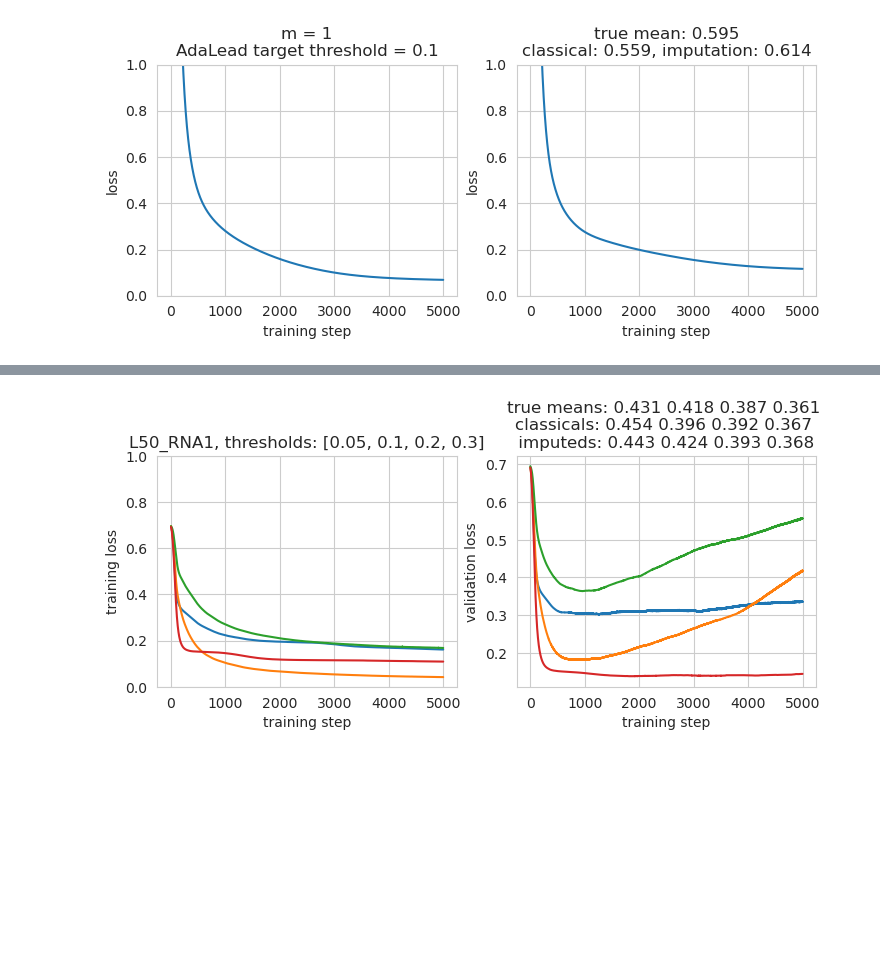
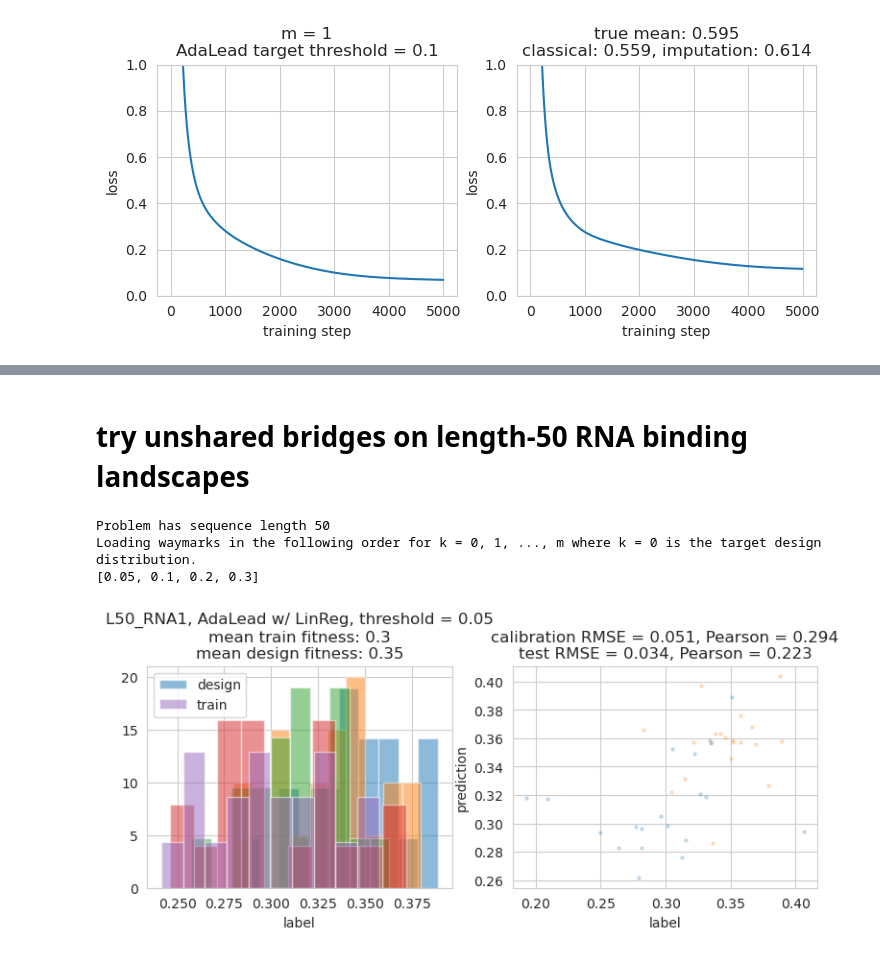
Before and after one commit to clarafy/design-algorithm-selection, a Jupyter notebook: flexs-110823.ipynb, the cells around one changed output, grey strips where cells are left out. Saved outputs shown, nothing was run; the diff lists cells and outputs as text; code cells hidden in the pictures; blank space fills up the shorter version.

```diff
--- a/flexs-110823.ipynb
+++ b/flexs-110823.ipynb
@@ -516,24 +421,55 @@ Done fitting bridge 4 / 4 (50 s).
-# %%
-m_to_plot = 4
-
-plt.figure(figsize=(8.5, 3))
-plt.subplot(121)
-for i in range(m_to_plot):
-    plt.plot(train_dfs[i]['train_loss']);
-plt.xlabel('training step');
-plt.ylabel('training loss');
-plt.title('{}, thresholds: {}'.format(landscape_name, thresholds));
-plt.ylim([0, 1]);
-
-plt.subplot(122)
-for i in range(m_to_plot):
-    plt.plot(train_dfs[i]['val_loss']);
-plt.xlabel('training step');
-plt.ylabel('validation loss');
-fstr = ''.join(m * ['{:.3f} '])
-format_str = 'true means: {}\nclassicals: {}\n imputeds: {}'.format(fstr, fstr, fstr)
-values = np.hstack([truemean_all, classical_all, imputed_all])
-plt.title(format_str.format(*values));
-# plt.ylim([0, 2]);
-# %% [output]
-[figure, removed]
+# %% [markdown]
+# try unshared bridges on length-50 RNA binding landscapes
+# %%
+reload(vshifts)
+landscape_name = 'L50_RNA1'
+seed_idx = 3
+n = 20
+thresholds = [0.05, 0.1, 0.2, 0.3]
+explorer_kwarg_name2vals = {'threshold': thresholds}
+save_fname_dir = '/data/wongfanc/dre-data/data/110923'
+
+X_m1xnxd, y_m1xn, pred_mxn, Xcal_mxnxd, ycal_mxn, predcal_mxn = vshifts.load_rna_data(
+    landscape_name,
+    seed_idx,
+    n,
+    explorer_kwarg_name2vals,
+    save_fname_dir
+)
+
+plt.figure(figsize=(9, 3));
+plt.subplot(121)
+ytrain_n = y_m1xn[-1]
+ytest_n = y_m1xn[0]
+for i, y_n in enumerate(y_m1xn):
+    label='design' if i == 0 else 'train' if i == y_m1xn.shape[0] - 1 else None
+    plt.hist(y_n, alpha=0.5, density=True, label=label);
+# plt.hist(ytrain_n, alpha=0.5, density=True, label='train');
+# plt.hist(ytest_n, alpha=0.5, density=True, label='design');
+plt.title('{}, AdaLead w/ LinReg, threshold = {}\nmean train fitness: {:.2}\nmean design fitness: {:.2f}'.format(
+    landscape_name, thresholds[0], np.mean(ytrain_n), np.mean(ytest_n)
+))
+plt.legend();
+plt.xlabel('label');
+
+plt.subplot(122)
+
+ycal_n = ycal_mxn[-1]
+predcal_n = predcal_mxn[-1]
+predtest_n = pred_mxn[0]
+calrmse = np.sqrt(np.mean(np.square(ycal_n - predcal_n)))
+calr, _ = sc.stats.pearsonr(ycal_n, predcal_n)
+testrmse = np.sqrt(np.mean(np.square(ytest_n - predtest_n)))
+testr, _ = sc.stats.pearsonr(ytest_n, predtest_n)
+plt.scatter(ycal_n, predcal_n, alpha=0.2, s=5);
+plt.scatter(ytest_n, predtest_n, alpha=0.2, s=5);
+plt.xlabel('label');
+plt.ylabel('prediction');
+plt.title('calibration RMSE = {:.3f}, Pearson = {:.3f}\ntest RMSE = {:.3f}, Pearson = {:.3f}'.format(
+    calrmse, calr, testrmse, testr
+));
+# %% [output]
+Problem has sequence length 50
+Loading waymarks in the following order for k = 0, 1, ..., m where k = 0 is the target design distribution.
+[0.05, 0.1, 0.2, 0.3]
+[figure, added]
```
Also changed, not shown: parts of 18 cells of this notebook, 4 other files.
